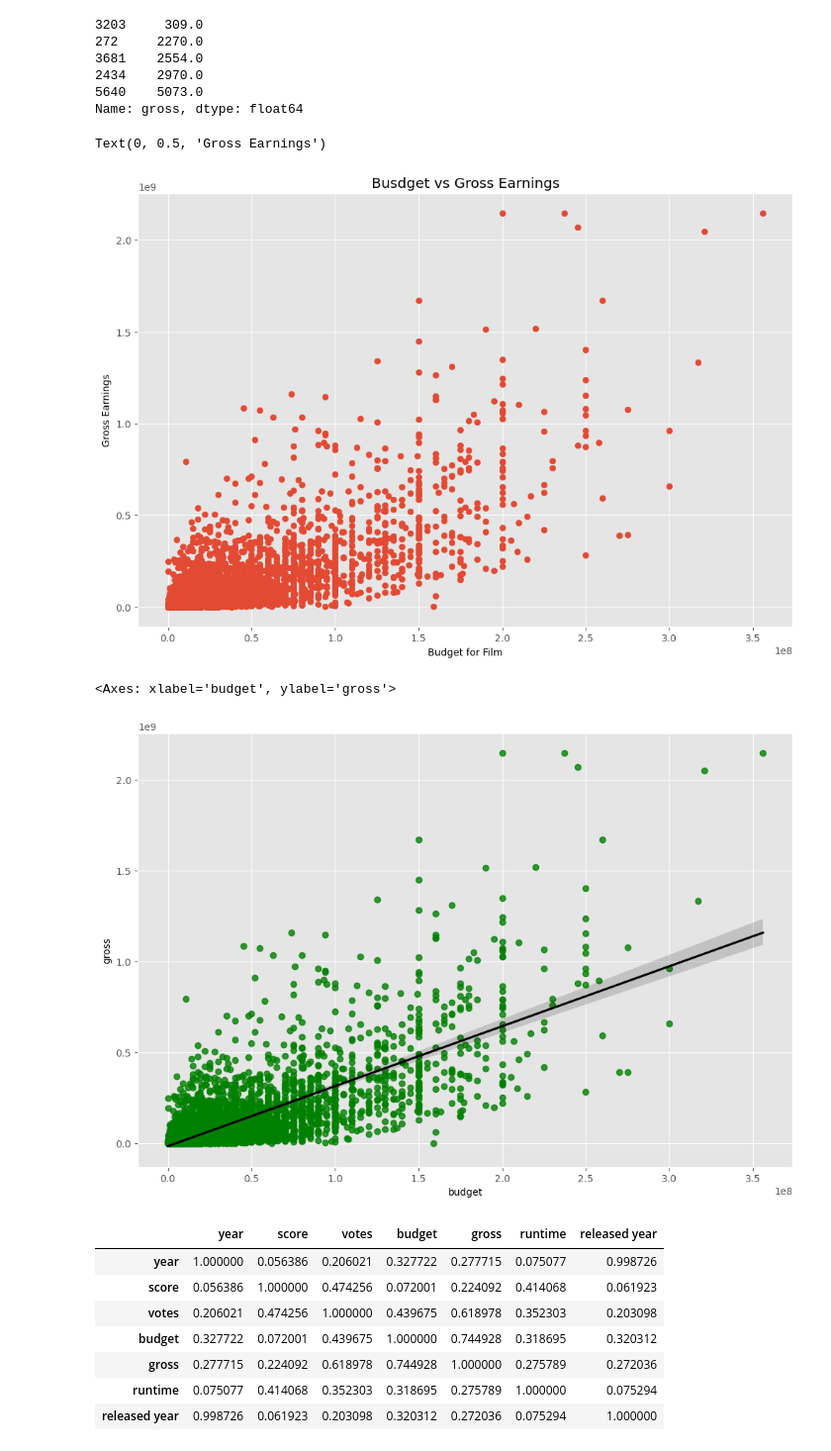
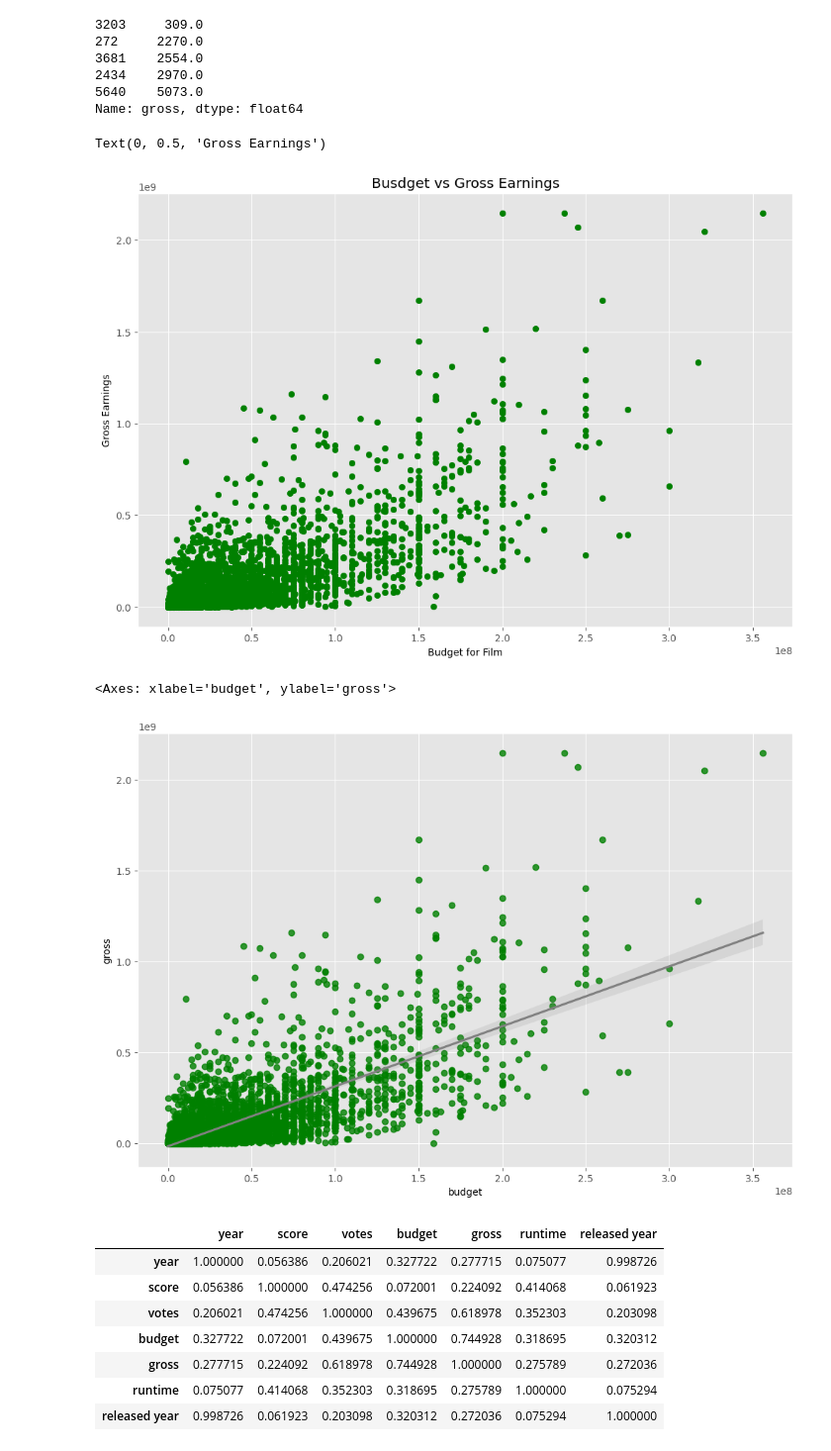
Before and after one commit to Mohamed6899/Python_Correlation_Project-Movies-Dataset, a Jupyter notebook: Movies 3 .ipynb, the cells around one changed output. Shown at 99% size. Cells and saved outputs as stored; diff of their text form; code cells hidden in the pictures.

```diff
--- a/Movies 3 .ipynb
+++ b/Movies 3 .ipynb
@@ -187,20 +187,20 @@ Name: gross, dtype: float64
 # %%
 # Scatter plot with budget vs gross
 
-plt.scatter(x = df['budget'] , y = df['gross'])
+plt.scatter(x = df['budget'] , y = df['gross'] , color ='green' )
 plt.title('Busdget vs Gross Earnings')
 plt.xlabel('Budget for Film')
 plt.ylabel('Gross Earnings')
 # %% [output]
 Text(0, 0.5, 'Gross Earnings')
-[figure, old version]
+[figure, new version]
 # %%
 # plot budget vs gross using seaborn
 
-sns.regplot(x = 'budget' , y = 'gross' , data = df , scatter_kws = {'color':'green'} , line_kws={'color':'black'})
+sns.regplot(x = 'budget' , y = 'gross' , data = df , scatter_kws = {'color':'green'} , line_kws={'color':'grey'})
 # %% [output]
 <Axes: xlabel='budget', ylabel='gross'>
-[figure, old version]
+[figure, new version]
 # %%
 # looking at the correlation (Pearson)
 
```
Also changed, not shown: parts of 5 cells of this notebook.
